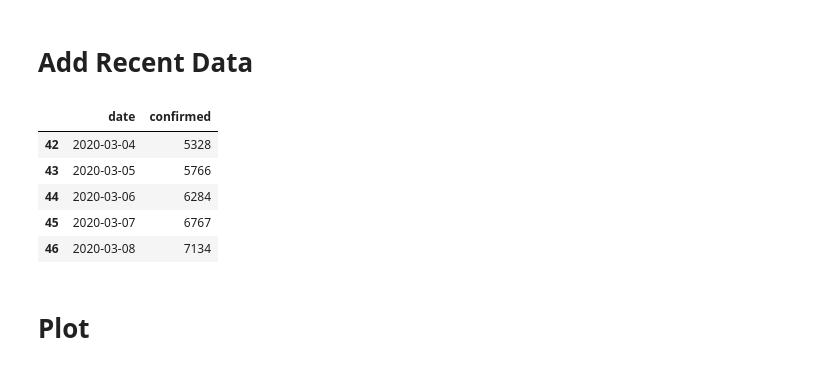
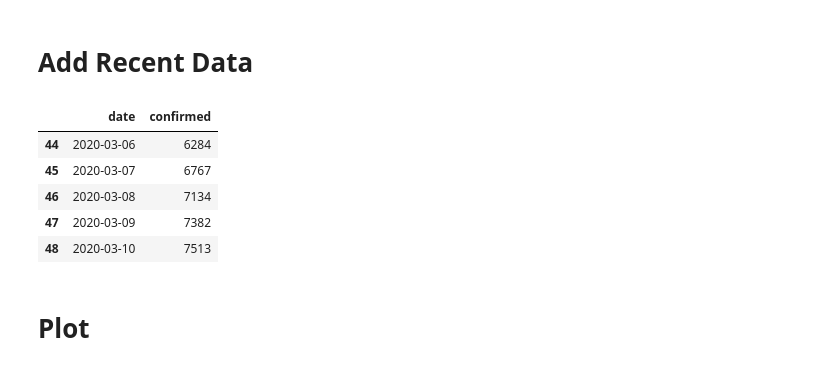
Before and after one commit to johnseo1026/TIL-H, a Jupyter notebook: 코로나예측모델.ipynb, the cells around one changed output. Cells and saved outputs as stored; diff of their text form; code cells hidden in the pictures.

```diff
--- a/코로나예측모델.ipynb
+++ b/코로나예측모델.ipynb
@@ -58,31 +58,33 @@ df_korea.head()
 # %%
 df_korea = df_korea.append([
     {'date': pd.to_datetime('2020-02-22'), 'confirmed': 433},
     {'date': pd.to_datetime('2020-02-23'), 'confirmed': 602},
     {'date': pd.to_datetime('2020-02-24'), 'confirmed': 833},
     {'date': pd.to_datetime('2020-02-25'), 'confirmed': 977},
     {'date': pd.to_datetime('2020-02-26'), 'confirmed': 1261},
     {'date': pd.to_datetime('2020-02-27'), 'confirmed': 1766},
     {'date': pd.to_datetime('2020-02-28'), 'confirmed': 2337},
     {'date': pd.to_datetime('2020-02-29'), 'confirmed': 3150},
     {'date': pd.to_datetime('2020-03-01'), 'confirmed': 3736},
     {'date': pd.to_datetime('2020-03-02'), 'confirmed': 4212},
     {'date': pd.to_datetime('2020-03-03'), 'confirmed': 4812},
     {'date': pd.to_datetime('2020-03-04'), 'confirmed': 5328},
     {'date': pd.to_datetime('2020-03-05'), 'confirmed': 5766},
     {'date': pd.to_datetime('2020-03-06'), 'confirmed': 6284},
     {'date': pd.to_datetime('2020-03-07'), 'confirmed': 6767},
     {'date': pd.to_datetime('2020-03-08'), 'confirmed': 7134},
+    {'date': pd.to_datetime('2020-03-09'), 'confirmed': 7382},
+    {'date': pd.to_datetime('2020-03-10'), 'confirmed': 7513},
 ],  ignore_index=True)
 
 df_korea.tail()
 # %% [output]
 |  | date | confirmed |
-| 42 | 2020-03-04 | 5328 |
-| 43 | 2020-03-05 | 5766 |
 | 44 | 2020-03-06 | 6284 |
 | 45 | 2020-03-07 | 6767 |
 | 46 | 2020-03-08 | 7134 |
+| 47 | 2020-03-09 | 7382 |
+| 48 | 2020-03-10 | 7513 |
 # %% [markdown]
 # Plot
 # %%
```
Also changed, not shown: parts of 4 cells of this notebook.
